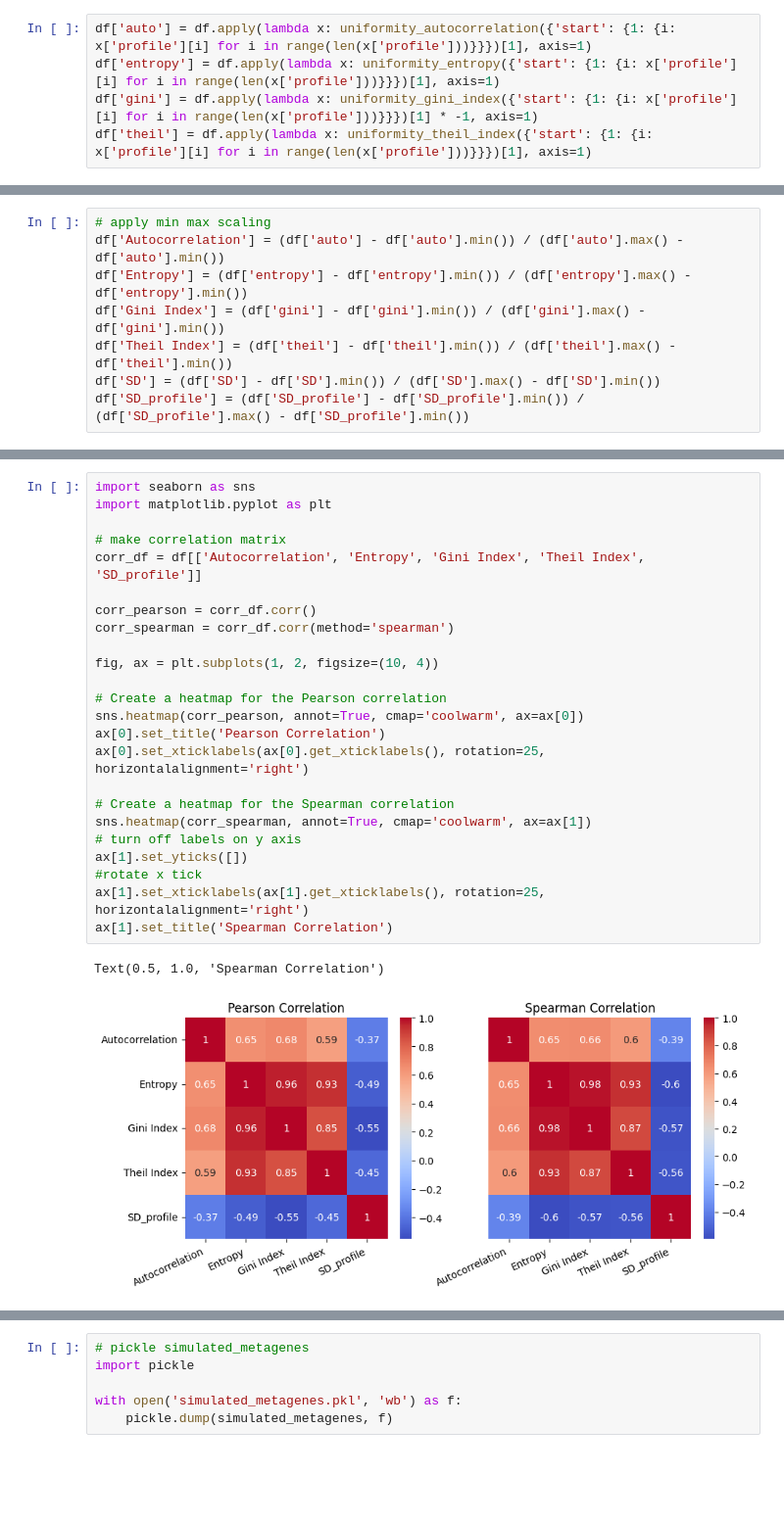
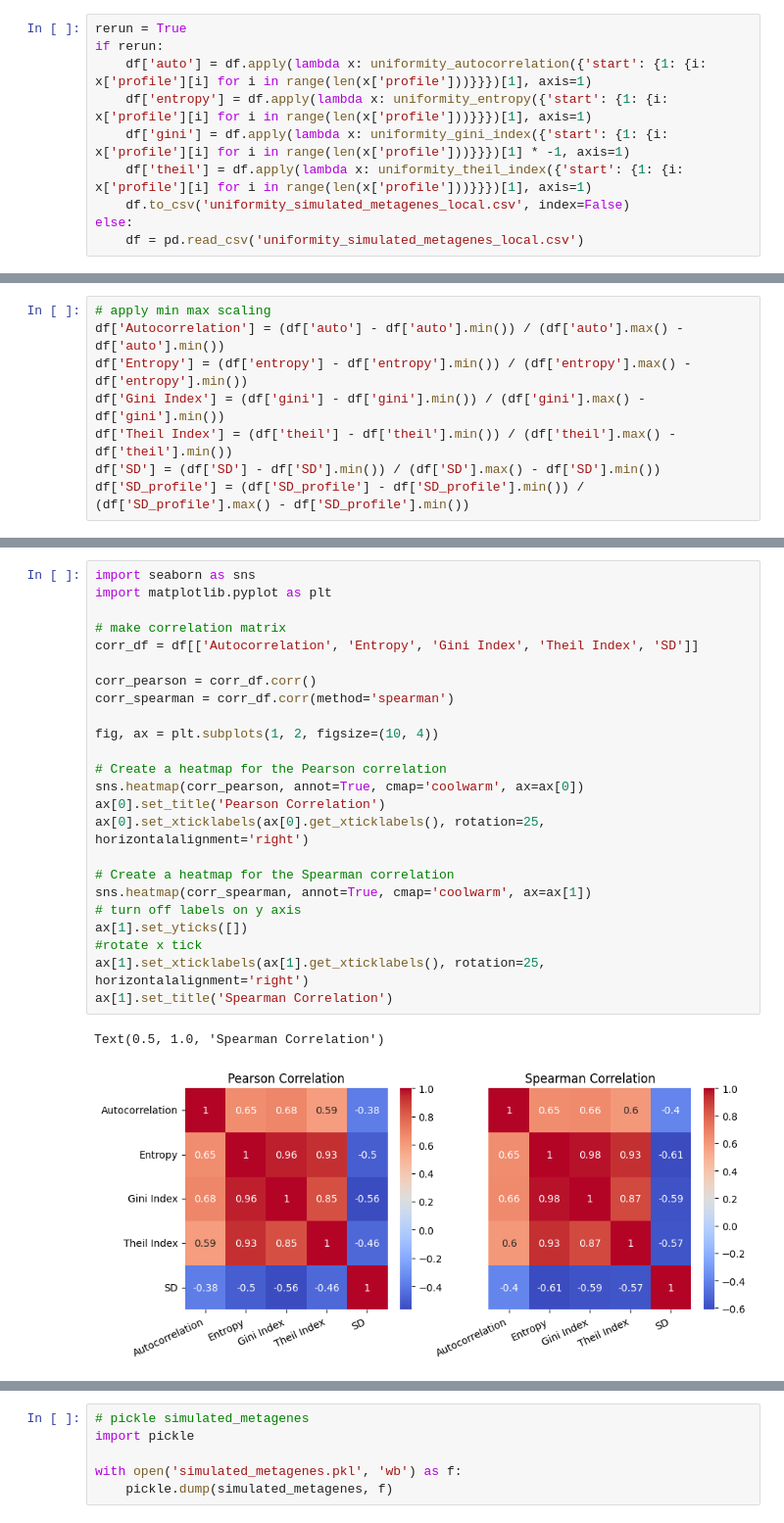
Before and after one commit to JackCurragh/Metric-Analysis, a Jupyter notebook: uniformity.ipynb, the cells around one changed output, grey strips where cells are left out. Shown: that part at 98% size. Saved outputs shown, nothing was run; the diff lists cells and outputs as text; blank space fills up the shorter version.

Commit message:
read length dist and uniformity plotting

```diff
--- a/uniformity.ipynb
+++ b/uniformity.ipynb
@@ -210,7 +210,12 @@ for i, row in sample.iterrows():
 
     fig.show()
 # %%
-df['auto'] = df.apply(lambda x: uniformity_autocorrelation({'start': {1: {i: x['profile'][i] for i in range(len(x['profile']))}}})[1], axis=1)
-df['entropy'] = df.apply(lambda x: uniformity_entropy({'start': {1: {i: x['profile'][i] for i in range(len(x['profile']))}}})[1], axis=1)
-df['gini'] = df.apply(lambda x: uniformity_gini_index({'start': {1: {i: x['profile'][i] for i in range(len(x['profile']))}}})[1] * -1, axis=1)
-df['theil'] = df.apply(lambda x: uniformity_theil_index({'start': {1: {i: x['profile'][i] for i in range(len(x['profile']))}}})[1], axis=1)
+rerun = True
+if rerun:
+    df['auto'] = df.apply(lambda x: uniformity_autocorrelation({'start': {1: {i: x['profile'][i] for i in range(len(x['profile']))}}})[1], axis=1)
+    df['entropy'] = df.apply(lambda x: uniformity_entropy({'start': {1: {i: x['profile'][i] for i in range(len(x['profile']))}}})[1], axis=1)
+    df['gini'] = df.apply(lambda x: uniformity_gini_index({'start': {1: {i: x['profile'][i] for i in range(len(x['profile']))}}})[1] * -1, axis=1)
+    df['theil'] = df.apply(lambda x: uniformity_theil_index({'start': {1: {i: x['profile'][i] for i in range(len(x['profile']))}}})[1], axis=1)
+    df.to_csv('uniformity_simulated_metagenes_local.csv', index=False)
+else:
+    df = pd.read_csv('uniformity_simulated_metagenes_local.csv')
@@ -235,30 +290,30 @@ df['SD_profile'] = (df['SD_profile'] - df['SD_profile'].min()) / (df['SD_profile
 # %%
 import seaborn as sns
 import matplotlib.pyplot as plt
 
 # make correlation matrix
-corr_df = df[['Autocorrelation', 'Entropy', 'Gini Index', 'Theil Index', 'SD_profile']]
+corr_df = df[['Autocorrelation', 'Entropy', 'Gini Index', 'Theil Index', 'SD']]
 
 corr_pearson = corr_df.corr()
 corr_spearman = corr_df.corr(method='spearman')
 
 fig, ax = plt.subplots(1, 2, figsize=(10, 4))
 
 # Create a heatmap for the Pearson correlation
 sns.heatmap(corr_pearson, annot=True, cmap='coolwarm', ax=ax[0])
 ax[0].set_title('Pearson Correlation')
 ax[0].set_xticklabels(ax[0].get_xticklabels(), rotation=25, horizontalalignment='right')
 
 # Create a heatmap for the Spearman correlation
 sns.heatmap(corr_spearman, annot=True, cmap='coolwarm', ax=ax[1])
 # turn off labels on y axis
 ax[1].set_yticks([])
 #rotate x tick
 ax[1].set_xticklabels(ax[1].get_xticklabels(), rotation=25, horizontalalignment='right')
 ax[1].set_title('Spearman Correlation')
 # %% [output]
 Text(0.5, 1.0, 'Spearman Correlation')
-[figure, old version]
+[figure, new version]
 # %%
 # plot scatter matrix
 import pandas as pd
```
Also changed, not shown: parts of 4 cells of this notebook, 2 other files.
